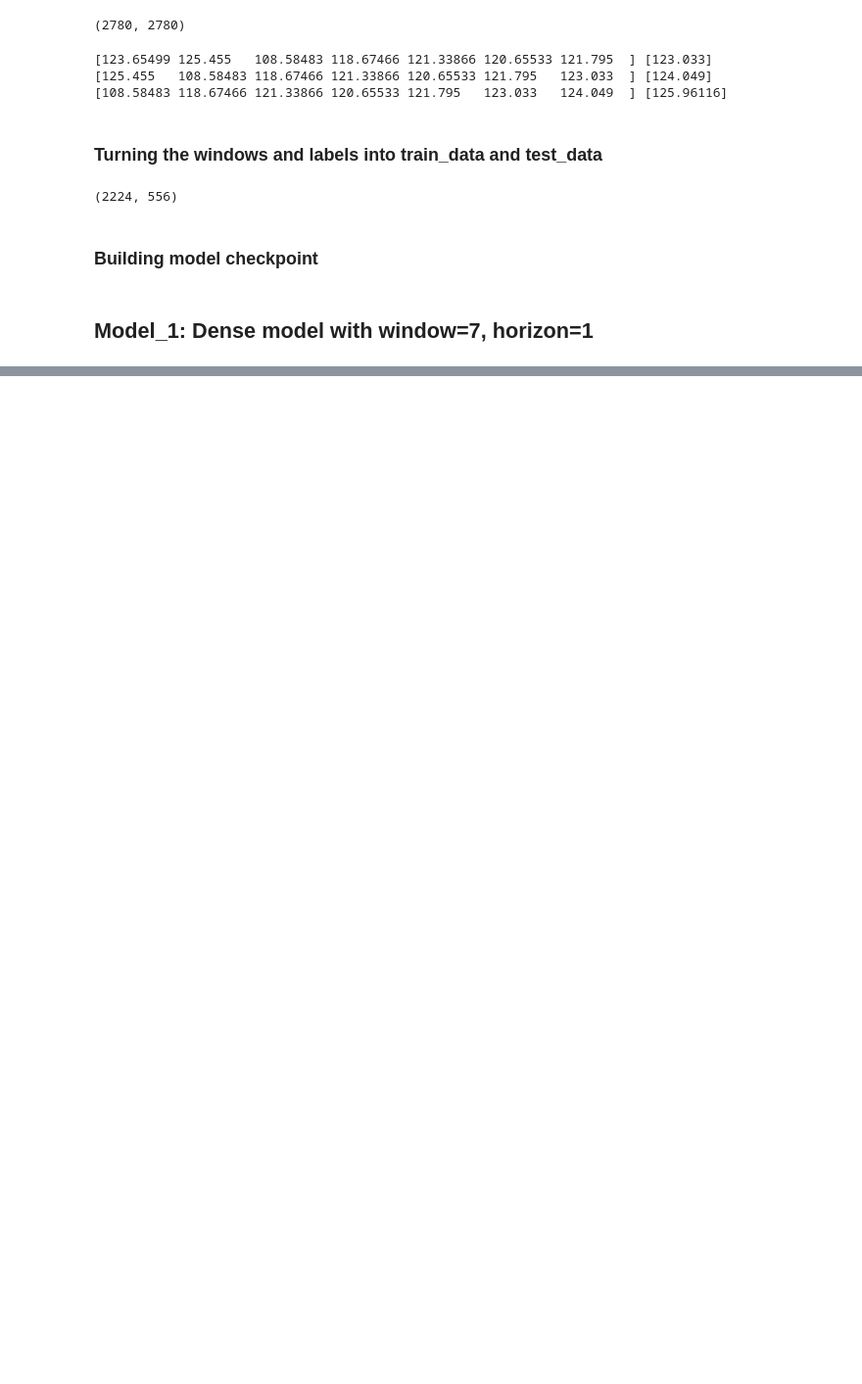
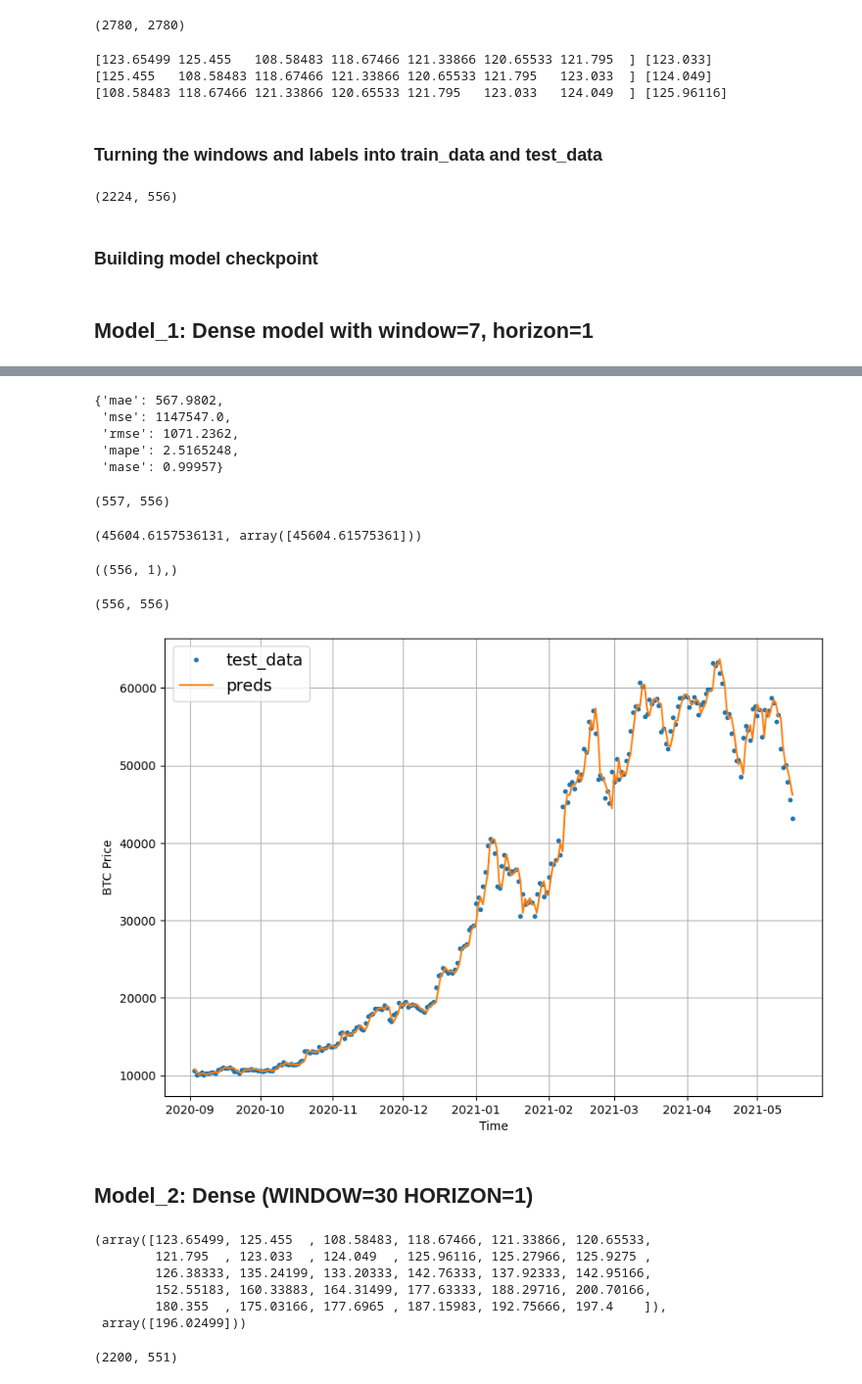
Before and after one commit to Seenuprime/Deep-Learning, a Jupyter notebook: 10_Time_series_TensorFlow.ipynb, the cells around one changed output, grey strips where cells are left out. Shown at 98% size. Saved outputs shown, nothing was run; the diff lists cells and outputs as text; code cells hidden in the pictures; blank space fills up the shorter version.

```diff
--- a/10_Time_series_TensorFlow.ipynb
+++ b/10_Time_series_TensorFlow.ipynb
@@ -339,0 +341,7 @@ model_1.evaluate(X_test, y_test)
+# %%
+def make_preds(model, input_data):
+  forecast = model.predict(input_data)
+  return tf.squeeze(forecast)
+# %%
+## Making some predictions
+model_1_preds = make_preds(model_1, X_test)
@@ -339,0 +376,43 @@ model_1.evaluate(X_test, y_test)
+# %%
+naive_bayes_eval
+# %% [output]
+{'mae': 567.9802,
+ 'mse': 1147547.0,
+ 'rmse': 1071.2362,
+ 'mape': 2.5165248,
+ 'mase': 0.99957}
+# %%
+len(naive_forecast.index), len(y_test)
+# %% [output]
+(557, 556)
+# %%
+naive_forecast[-1], y_test[-2]
+# %% [output]
+(45604.6157536131, array([45604.61575361]))
+# %%
+y_test.shape,
+# %% [output]
+((556, 1),)
+# %%
+len(y_test), len(model_1_preds)
+# %% [output]
+(556, 556)
+# %%
+## Plotting the model performance
+offset = 300
+plt.figure(figsize=(10, 7))
+
+plot_time_series(timesteps=naive_forecast.index[:-1],
+                 values = tf.squeeze(y_test),
+                 start=offset,
+                 label='test_data')
+
+plot_time_series(timesteps=naive_forecast.index[:-1],
+                 values=model_1_preds,
+                 label='preds',
+                 start=offset,
+                 format='-')
+# %% [output]
+[figure, added]
+# %% [markdown]
+## Model_2: Dense (WINDOW=30 HORIZON=1)
@@ -339,0 +422,16 @@ model_1.evaluate(X_test, y_test)
+# %%
+full_windows, full_labels = make_windows(prices, WINDOW_SIZE, HORIZON)
+full_windows[0], full_labels[0]
+# %% [output]
+(array([123.65499, 125.455  , 108.58483, 118.67466, 121.33866, 120.65533,
+        121.795  , 123.033  , 124.049  , 125.96116, 125.27966, 125.9275 ,
+        126.38333, 135.24199, 133.20333, 142.76333, 137.92333, 142.95166,
+        152.55183, 160.33883, 164.31499, 177.63333, 188.29716, 200.70166,
+        180.355  , 175.03166, 177.6965 , 187.15983, 192.75666, 197.4    ]),
+ array([196.02499]))
+# %%
+## Dividing it into training and testing
+X_train, X_test, y_train, y_test = train_test_split(full_windows, full_labels, test_size=0.2, shuffle=False)
+len(X_train), len(X_test)
+# %% [output]
+(2200, 551)
```
Also changed, not shown: parts of 35 cells of this notebook.
